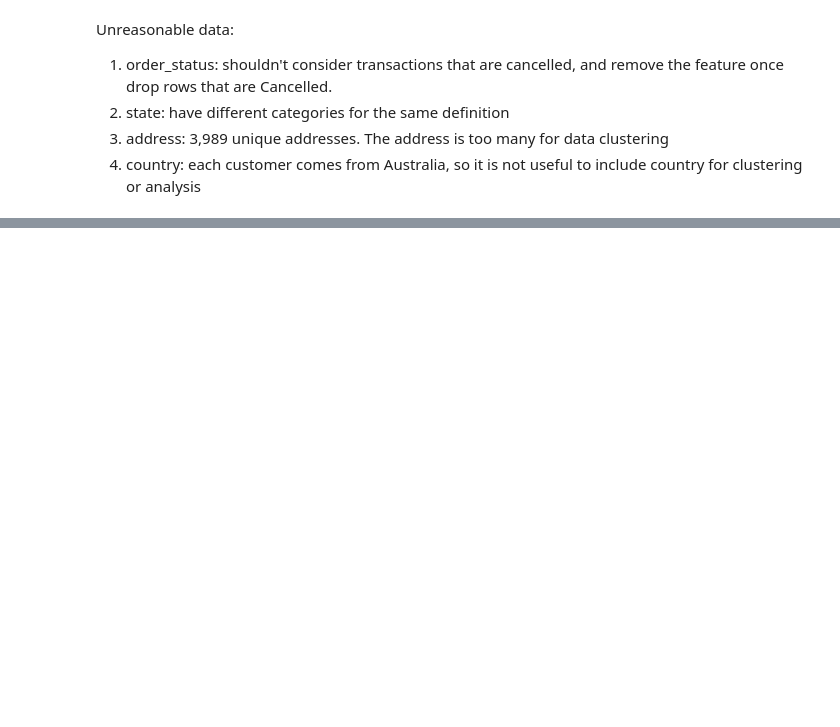
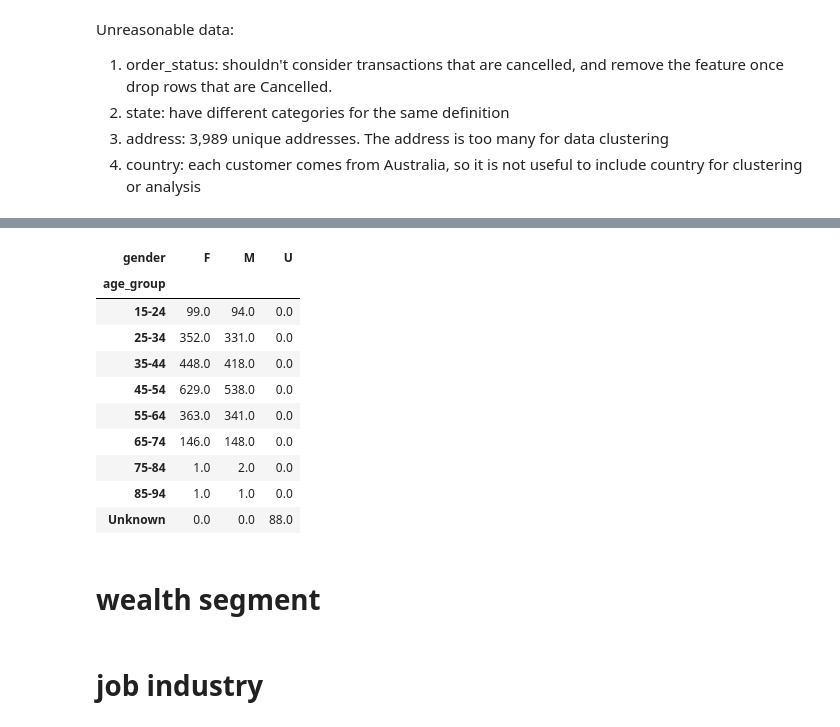
Before and after one commit to peiyulin0520/KPMG-virtual-intern-tasks, a Jupyter notebook: Task2.ipynb, the cells around one changed output, grey strips where cells are left out. Cells and saved outputs as stored; diff of their text form; code cells hidden in the pictures; blank space fills up the shorter version.

Commit message:
analysing data features

```diff
--- a/Task2.ipynb
+++ b/Task2.ipynb
@@ -1703,6 +1710,7 @@ Add addditional varaibles:
 # Data preprocessing - add addirional features
 # fill NaN in transaction_id with 0
 all_data_clean['transaction_id'].fillna(0, inplace=True)
+all_data_clean.loc[all_data_clean['order_status'] == 'Cancelled', 'transaction_id'] = 0
 # calculate the number of transaction for each customer_id
 all_data_clean['n_transactions'] = all_data_clean.groupby('customer_id')\
                                       ['transaction_id'].transform('count')
@@ -1715,9 +1723,23 @@ all_data_clean['profit'] = all_data_clean['list_price'] - \
 all_data_clean['sum_profit'] = all_data_clean.groupby('customer_id')\
                                       ['profit'].transform('sum')
 
+# calculate the average of profit earned from each customer
+all_data_clean['avg_profit'] = all_data_clean.groupby('customer_id')\
+                                      ['sum_profit'].transform('mean')
+
 # calculate the spending power each customer has
 all_data_clean['total_spend'] = all_data_clean.groupby('customer_id')\
                                 ['list_price'].transform('sum')
+
+# calculate the average spending power
+all_data_clean['avg_spend'] = all_data_clean.groupby('customer_id')\
+                                ['total_spend'].transform('mean')
+
+
+# calculate the age
+from datetime import datetime
+now = datetime.now()
+all_data_clean['age'] = (now - all_data_clean['DOB']).astype('<m8[Y]')
 # %%
 # -- not use
 # get how many people don't have a transaction record
@@ -1769 +1844,6 @@ Missing values:
+# %%
+# remove unhelpful columns
+all_data_clean1.drop(columns=['first_name', 'last_name', 'DOB', 'default', \
+                              'transaction_id', 'transaction_date', \
+                              'product_first_sold_date', ], inplace=True)
 # %%
@@ -1831,18 +1934,0 @@ memory usage: 3.9+ MB
-# %%
-# remove some variables not used in the clustering and modelling
-all_data_clean1.drop(columns=['transaction_date', 'online_order'], inplace=True)
-
-# remove rows that profit is still NaN (have transaction but don't have price and cost information)
-all_data_clean1.dropna(subset=['profit'], inplace=True)
-
-# check product_id and list_price
-missing_df = all_data_clean1[all_data_clean1[['product_id', 'list_price']].isna().any(axis=1)]
-print("the transaction_id that doesn't have product_id or list_price: " +\
-      str(missing_df['transaction_id'].unique())) # is only 0, meaning no transaction
-
-# fill NaN in product_id with None
-all_data_clean1['product_id'] = all_data_clean1['product_id'].astype(str)
-all_data_clean1['product_id'].fillna('None', inplace=True)
-
-# fill NaN in list_price with 0
-all_data_clean1['list_price'].fillna(0, inplace=True)
@@ -1928,0 +1962,4 @@ memory usage: 3.6+ MB
+# %%
+all_data_purchase = all_data_clean1.copy()
+all_data_purchase.drop(all_data_purchase[(all_data_purchase['order_status'] == 'Cancelled') |\
+ (all_data_purchase['order_status'] == 'None')].index, inplace=True)
@@ -2007,0 +2115,16 @@ plt.show()
+# %%
+age_group_gender
+# %% [output]
+| gender | F | M | U |
+| age_group |  |  |  |
+| 15-24 | 99.0 | 94.0 | 0.0 |
+| 25-34 | 352.0 | 331.0 | 0.0 |
+| 35-44 | 448.0 | 418.0 | 0.0 |
+| 45-54 | 629.0 | 538.0 | 0.0 |
+| 55-64 | 363.0 | 341.0 | 0.0 |
+| 65-74 | 146.0 | 148.0 | 0.0 |
+| 75-84 | 1.0 | 2.0 | 0.0 |
+| 85-94 | 1.0 | 1.0 | 0.0 |
+| Unknown | 0.0 | 0.0 | 88.0 |
+# %% [markdown]
+# wealth segment
@@ -2007,0 +2144,2 @@ plt.show()
+# %% [markdown]
+# job industry
```
Also changed, not shown: parts of 30 cells of this notebook.
